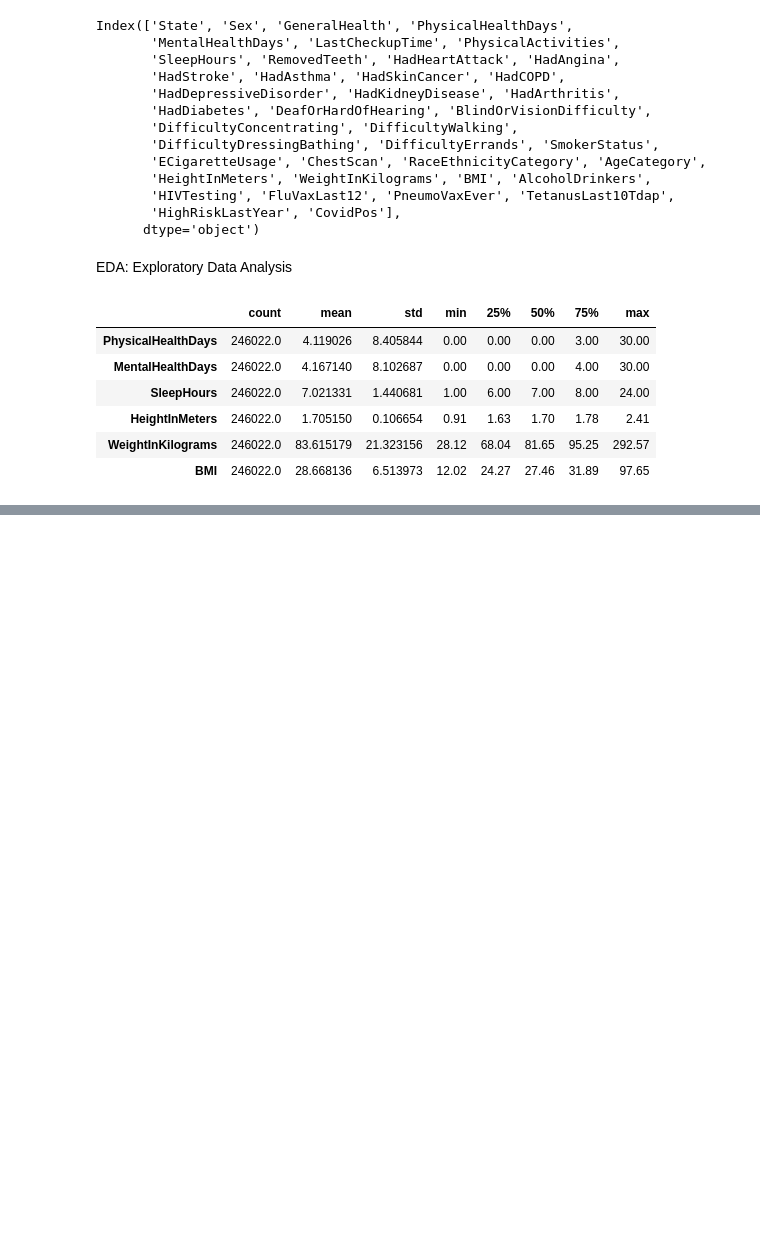
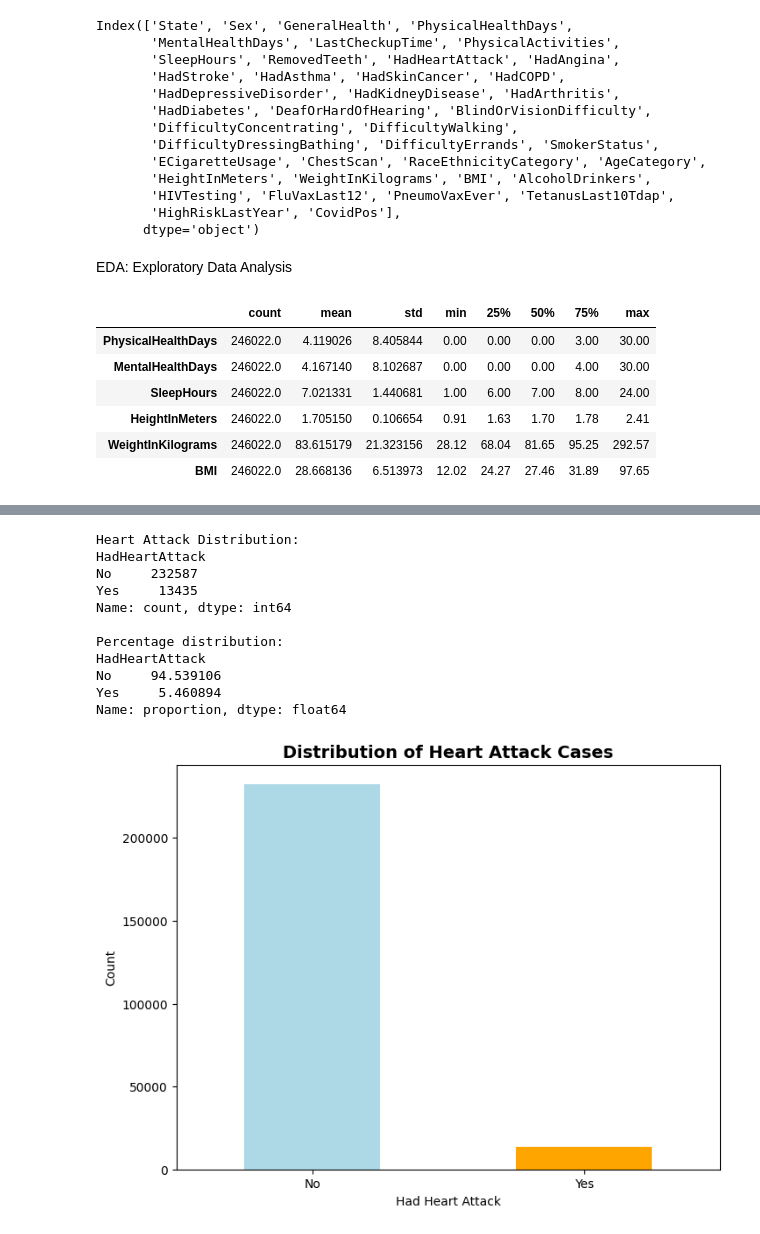
Before and after one commit to jaw039/COGS109_Indicators_of_Heart_Disease, a Jupyter notebook: heart_disease.ipynb, the cells around one changed output, grey strips where cells are left out. Saved outputs shown, nothing was run; the diff lists cells and outputs as text; code cells hidden in the pictures; blank space fills up the shorter version.

```diff
--- a/heart_disease.ipynb
+++ b/heart_disease.ipynb
@@ -94,0 +97,27 @@ Text(0, 0.5, 'Number of people')
+# %%
+print("Heart Attack Distribution:")
+print(df['HadHeartAttack'].value_counts())
+print(f"\nPercentage distribution:")
+print(df['HadHeartAttack'].value_counts(normalize=True) * 100)
+
+# Create a more readable plot
+plt.figure(figsize=(8, 6))
+df['HadHeartAttack'].value_counts().plot(kind='bar', color=['lightblue', 'orange'])
+plt.title('Distribution of Heart Attack Cases', fontsize=14, fontweight='bold')
+plt.xlabel('Had Heart Attack')
+plt.ylabel('Count')
+plt.xticks(rotation=0)
+plt.show()
+# %% [output]
+Heart Attack Distribution:
+HadHeartAttack
+No     232587
+Yes     13435
+Name: count, dtype: int64
+
+Percentage distribution:
+HadHeartAttack
+No     94.539106
+Yes     5.460894
+Name: proportion, dtype: float64
+[figure, added]
```
Also changed, not shown: parts of 13 cells of this notebook.
